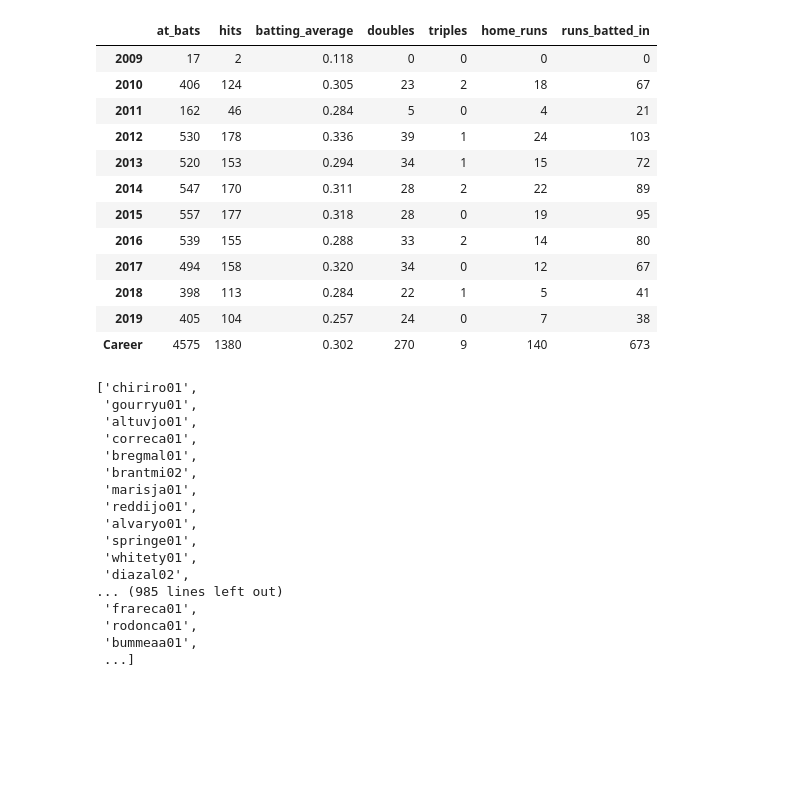
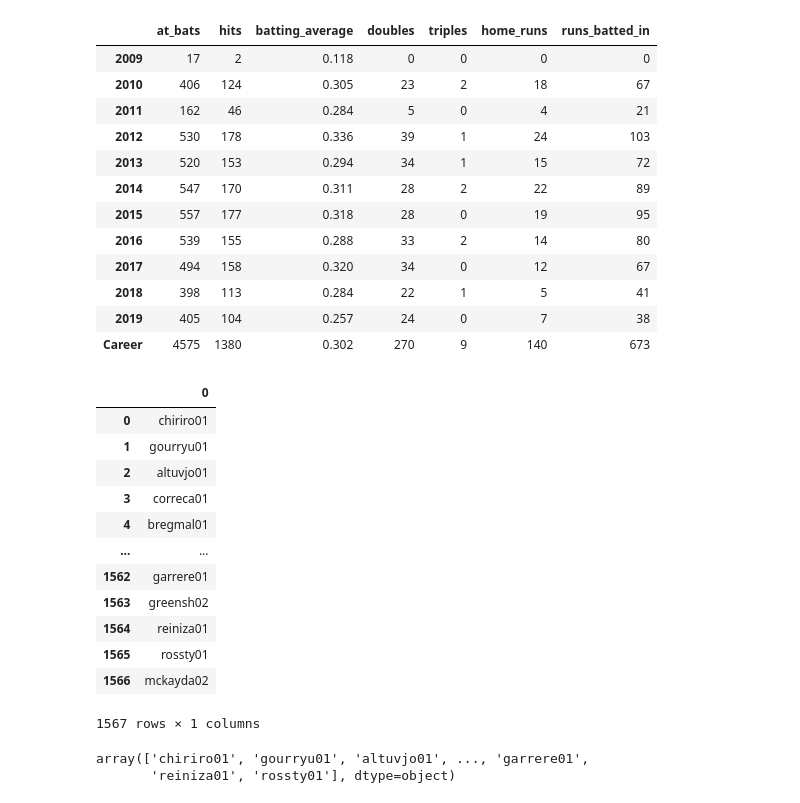
Before and after one commit to rteves0914/sportsReference_ML, a Jupyter notebook: main.ipynb, the cells around one changed output. Saved outputs shown, nothing was run; the diff lists cells and outputs as text; code cells hidden in the pictures; blank space fills up the shorter version.

Commit message:
creating dataframe for just first year

```diff
--- a/main.ipynb
+++ b/main.ipynb
@@ -45,23 +63,31 @@ info = [list(x.keys()) for x in player_list]
 import itertools
 
 merged = list(itertools.chain(*info))
-# %%
-merged
-# %% [output]
-['chiriro01',
- 'gourryu01',
- 'altuvjo01',
- 'correca01',
- 'bregmal01',
- 'brantmi02',
- 'marisja01',
- 'reddijo01',
- 'alvaryo01',
- 'springe01',
- 'whitety01',
- 'diazal02',
-... (985 lines left out)
- 'frareca01',
- 'rodonca01',
- 'bummeaa01',
- ...]
+# %%
+# create a pandas data frame that will show all of the player ids
+import pandas as pd
+df = pd.DataFrame(merged)
+df
+# %% [output]
+|  | 0 |
+| 0 | chiriro01 |
+| 1 | gourryu01 |
+| 2 | altuvjo01 |
+| 3 | correca01 |
+| 4 | bregmal01 |
+| ... | ... |
+| 1562 | garrere01 |
+| 1563 | greensh02 |
+| 1564 | reiniza01 |
+| 1565 | rossty01 |
+| 1566 | mckayda02 |
+1567 rows × 1 columns
+# %%
+# use .unique() on the df to clear out any duplicate players
+unique_player_id = df[0].unique()
+# new_df = pd.DataFrame(unique_player_id)
+# new_df
+unique_player_id
+# %% [output]
+array(['chiriro01', 'gourryu01', 'altuvjo01', ..., 'garrere01',
+       'reiniza01', 'rossty01'], dtype=object)
```
Also changed, not shown: parts of 4 cells of this notebook.
